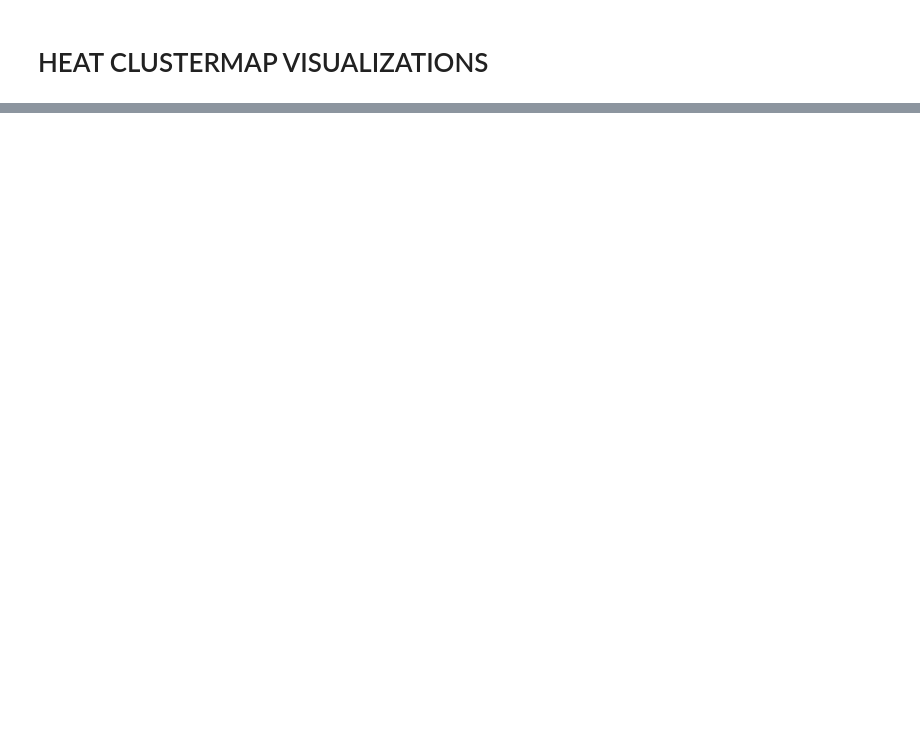
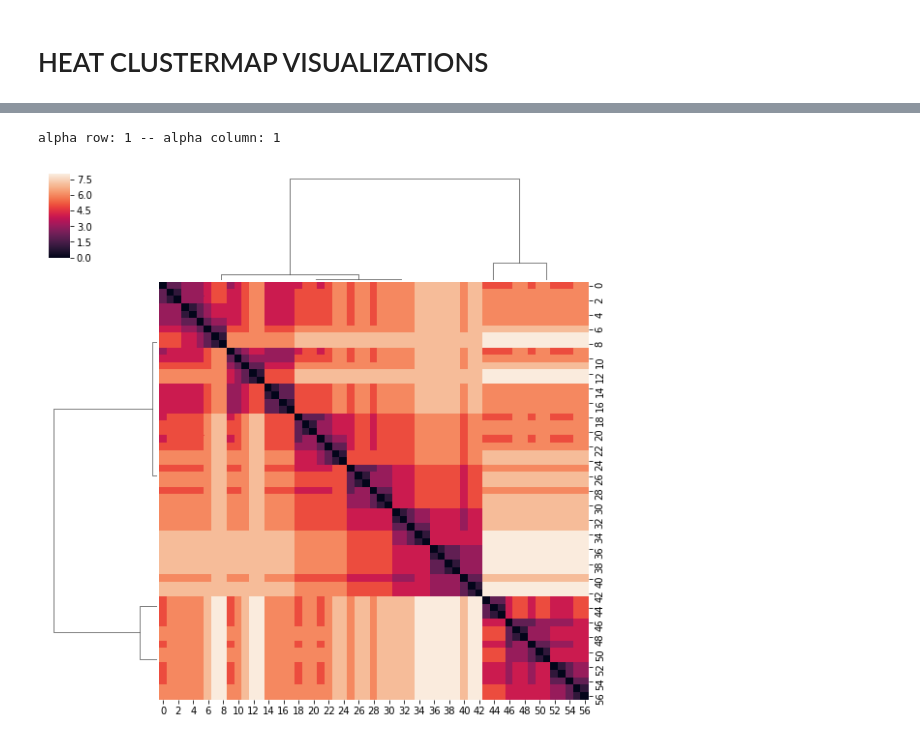
Before and after one commit to SebastianMacaluso/VisualizeBinaryTrees, a Jupyter notebook: visualizeClusterMap.ipynb, the cells around one changed output, grey strips where cells are left out. Saved outputs shown, nothing was run; the diff lists cells and outputs as text; code cells hidden in the pictures; blank space fills up the shorter version.

```diff
--- a/visualizeClusterMap.ipynb
+++ b/visualizeClusterMap.ipynb
@@ -63,0 +77,11 @@ with open(input_dir+ str(truth_jet["name"])+'_0' + '.pkl', "rb") as fd: recluste
+# %%
+# outFilename="plots/heatClustermap/figTruthTruth_singlepath_jet2.jpg"
+outFilename=None
+heatClustermap.heat_dendrogram(
+    recluster_jet1=reclusterKt,
+    heat_map=True,
+    full_path=False,
+    FigName=outFilename)
+# %% [output]
+alpha row: 1 -- alpha column: 1
+[figure, added]
```
Also changed, not shown: parts of 57 cells of this notebook, 15 other files.
